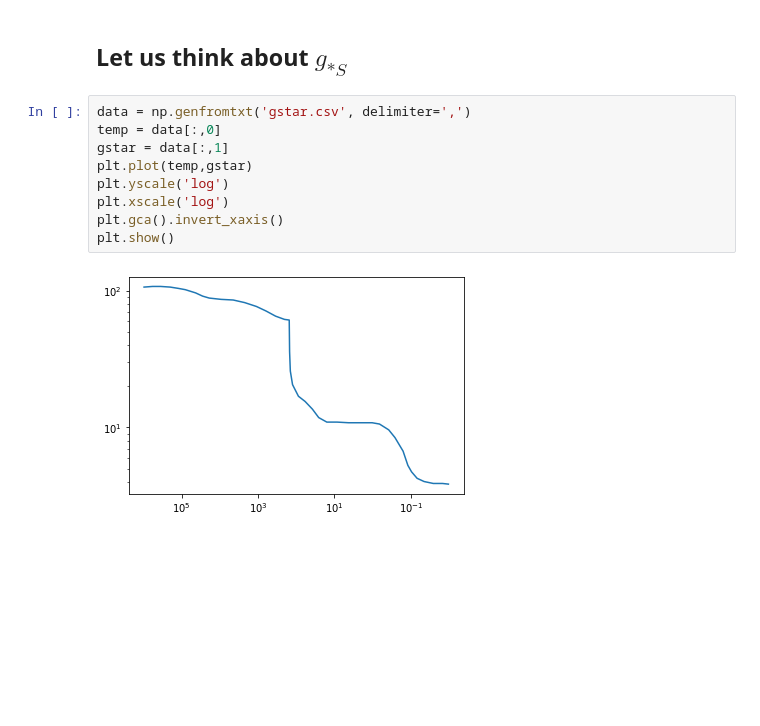
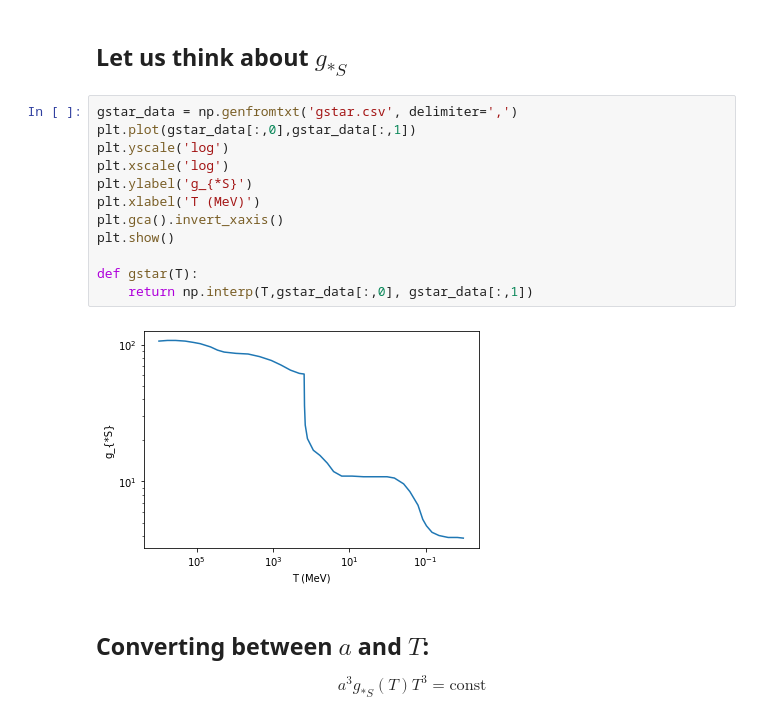
Before and after one commit to adam-coogan/gss19_subhalos, a Jupyter notebook: week_1/andre.ipynb, the cells around one changed output. Drawn from its saved outputs; the diff is of its cells as text; blank space fills up the shorter version.

Commit message:
Updating of Anders' code with gstar code and T to a conversion

```diff
--- a/week_1/andre.ipynb
+++ b/week_1/andre.ipynb
@@ -53,13 +54,20 @@ plt.show()
 # %% [markdown]
 ## Let us think about $g_{*S}$
 # %%
-data = np.genfromtxt('gstar.csv', delimiter=',')
-temp = data[:,0]
-gstar = data[:,1]
-plt.plot(temp,gstar)
+gstar_data = np.genfromtxt('gstar.csv', delimiter=',')
+plt.plot(gstar_data[:,0],gstar_data[:,1])
 plt.yscale('log')
 plt.xscale('log')
+plt.ylabel('g_{*S}')
+plt.xlabel('T (MeV)')
 plt.gca().invert_xaxis()
 plt.show()
+
+def gstar(T):
+    return np.interp(T,gstar_data[:,0], gstar_data[:,1])
 # %% [output]
-[figure, old version]
+[figure, new version]
+# %% [markdown]
+## Converting between $a$ and $T$:
+
+$$a^3g_{*S}(T)T^3=\text{const}$$
```
Also changed, not shown: parts of 3 cells of this notebook, 1 other file.
